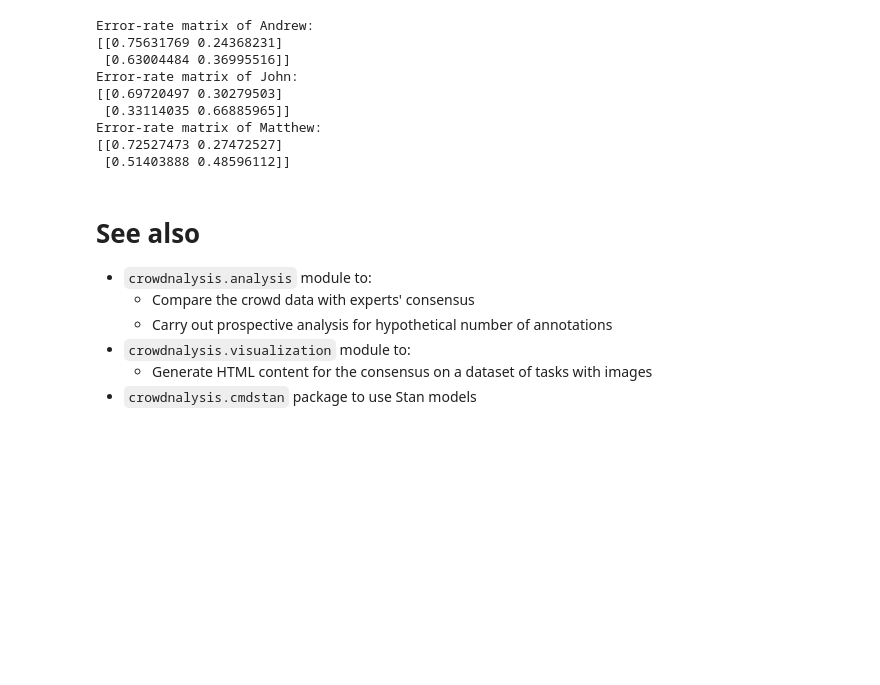
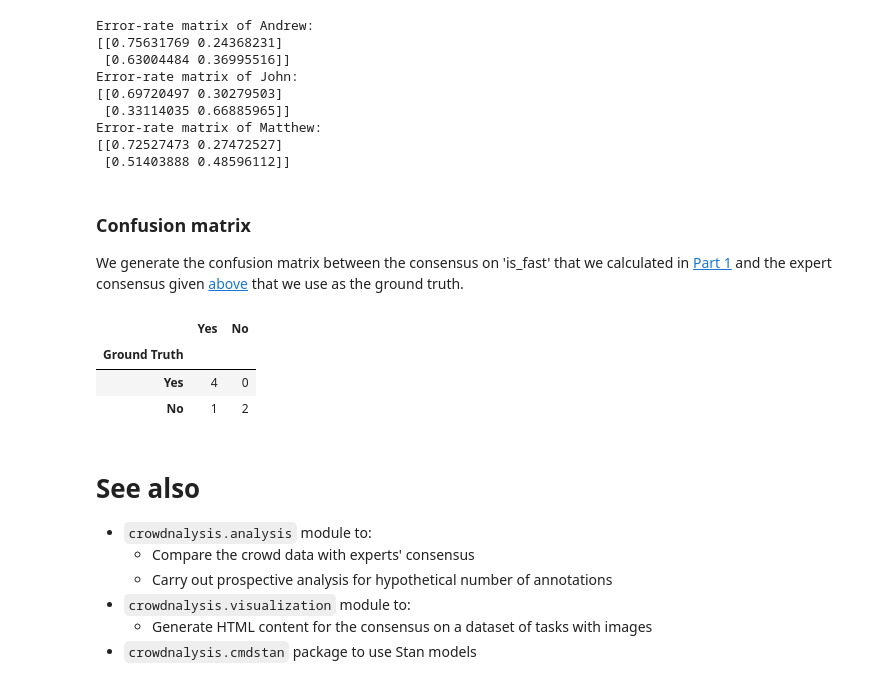
Before and after one commit to Crowd4SDG/crowdnalysis, a Jupyter notebook: nb/tutorial.ipynb, the cells around one changed output. Saved outputs shown, nothing was run; the diff lists cells and outputs as text; code cells hidden in the pictures; blank space fills up the shorter version.

Commit message:
add confusion matrix to Tutorial (#17)

```diff
--- a/nb/tutorial.ipynb
+++ b/nb/tutorial.ipynb
@@ -339,6 +340,17 @@ Error-rate matrix of John:
 Error-rate matrix of Matthew:
 [[0.72527473 0.27472527]
  [0.51403888 0.48596112]]
+# %% [markdown]
+### Confusion matrix
+
+We generate the confusion matrix between the consensus on 'is_fast' that we calculated in [Part 1](#Consensus-and-individual-error-rates) and the expert consensus given [above](#Part-3:-Error-rates-against-ground-truth) that we use as the ground truth.
+# %%
+cs.analysis.gen_confusion_matrix(expert_consensus.to_numpy(), consensus, data1, "is_fast")
+# %% [output]
+|  | Yes | No |
+| Ground Truth |  |  |
+| Yes | 4 | 0 |
+| No | 1 | 2 |
 # %% [markdown]
 # See also
 
```
Also changed, not shown: parts of 3 cells of this notebook, 1 other file.
